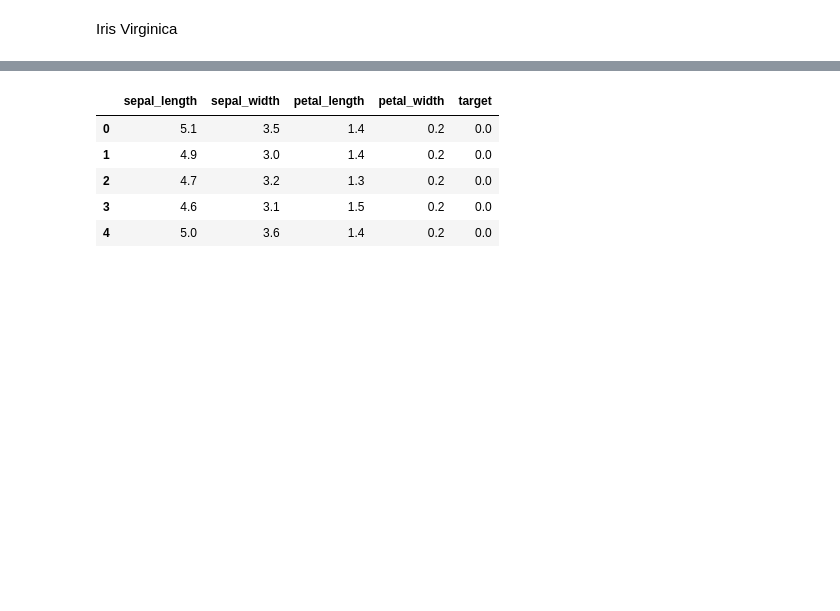
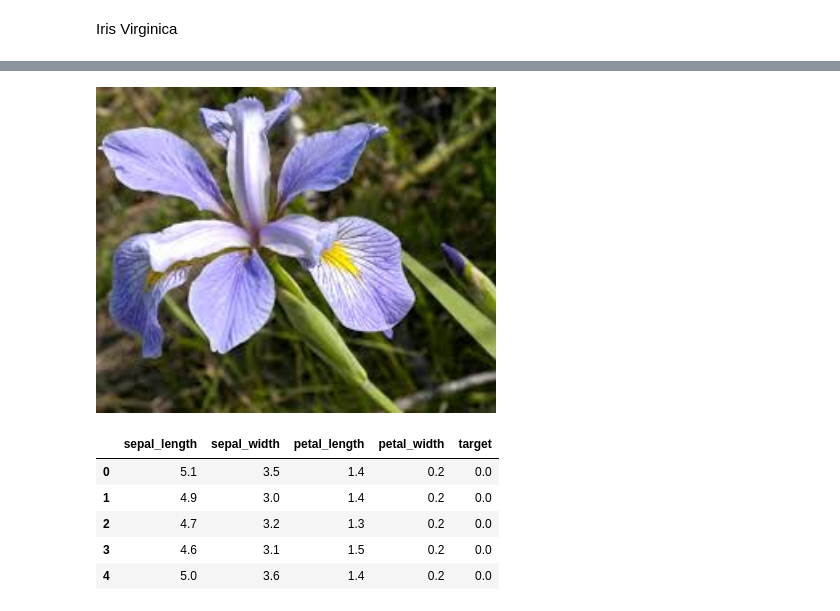
Before and after one commit to adalbertii/Modele---klasyfikacyjne, a Jupyter notebook: 04_decision_tree.ipynb, the cells around one changed output, grey strips where cells are left out. Cells and saved outputs as stored; diff of their text form; code cells hidden in the pictures; blank space fills up the shorter version.

```diff
--- a/04_decision_tree.ipynb
+++ b/04_decision_tree.ipynb
@@ -73,3 +128,8 @@ Image(url='https://ml-repository-krakers.s3-eu-west-1.amazonaws.com/decision_tre
+# %%
+
+Image(filename = 'Iris_virginica.jpg', width=400)
+# %% [output]
+[figure, added]
 # %%
 df = pd.DataFrame(data=np.c_[data, target], columns=feature_names + ['target'])
 df.head()
```
Also changed, not shown: parts of 19 cells of this notebook.
